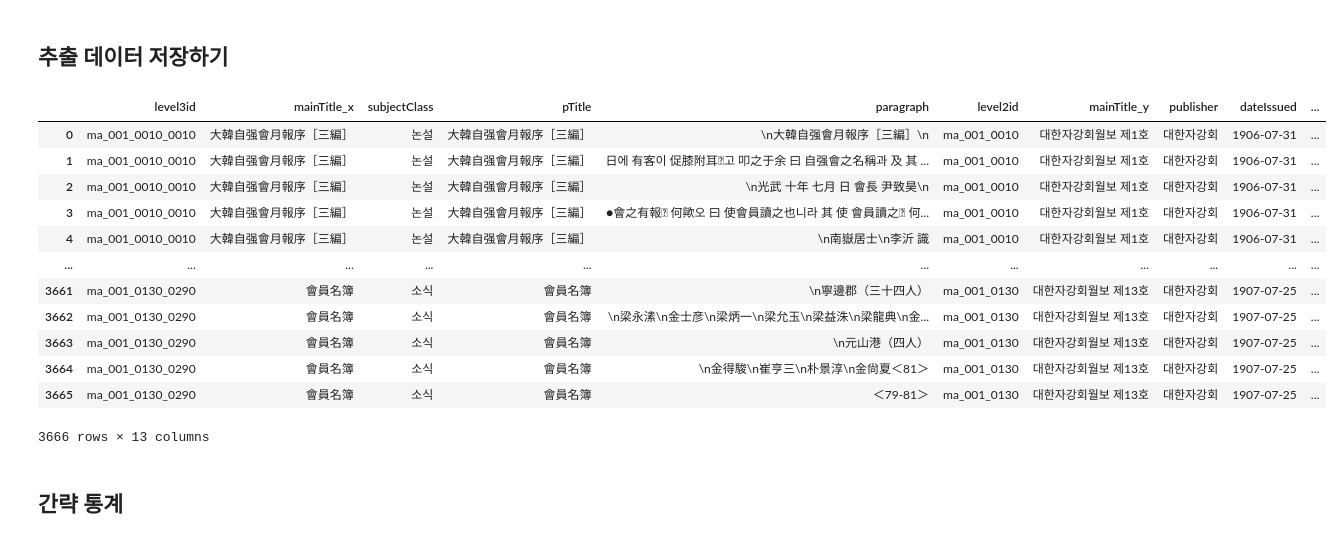
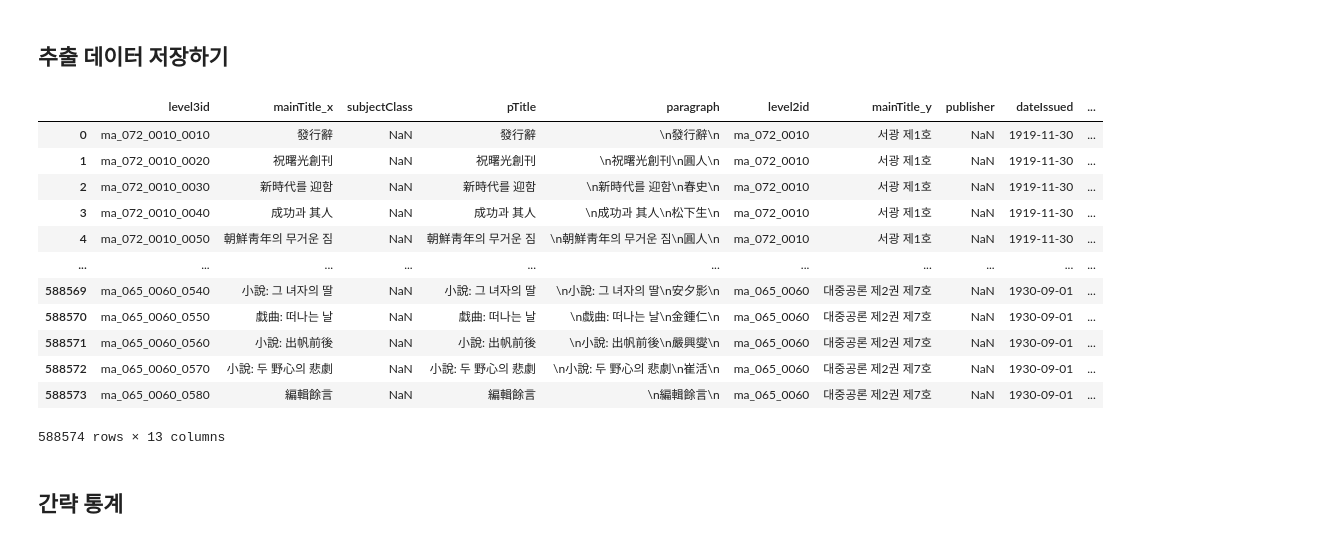
Before and after one commit to ddokbaro/KoreanModernMagazine, a Jupyter notebook: 한국근현대잡지자료_데이터탐색.ipynb, the cells around one changed output. Cells and saved outputs as stored; diff of their text form; code cells hidden in the pictures.

```diff
--- a/한국근현대잡지자료_데이터탐색.ipynb
+++ b/한국근현대잡지자료_데이터탐색.ipynb
@@ -682,7 +1194,7 @@ for (root, directories, files) in os.walk(Path):
             file_path = os.path.join(root, file) # 해당 줄까지 다수 파일 path 가져오기
             전체데이터 = BeautifulSoup(open(file_path), features="xml")
 
-            level1 = 테스트전체데이터.find_all("level1") ## 아래부터는 간략 잡지 정보 추출과 동일
+            level1 = 전체데이터.find_all("level1") ## 아래부터는 간략 잡지 정보 추출과 동일
 
             for loop in level1:
               level1id = loop.get("id")
@@ -716,0 +1231,34 @@ df잡지정보데이터
+# %%
+# 잡지 정보 추출을 위한 반복문
+# 약 90초 소요
+
+Path = "/content/KoreanModernMagazine/한국근현대잡지자료_20240327/"
+잡지XML = ['ma_001.xml','ma_002.xml','ma_003.xml','ma_004.xml','ma_005.xml',
+        'ma_006.xml','ma_007.xml','ma_008.xml','ma_009.xml','ma_010.xml',
+        'ma_011.xml','ma_012.xml','ma_013.xml','ma_014.xml','ma_014_0390.xml',
+        'ma_015.xml','ma_016.xml','ma_017.xml','ma_018.xml','ma_019.xml']
+
+잡지정보  = []
+
+for 잡지 in 잡지XML:
+  file_path = Path+잡지
+  전체데이터 = BeautifulSoup(open(file_path), features="xml")
+
+  level1 = 전체데이터.find_all("level1") ## 아래부터는 간략 잡지 정보 추출과 동일
+
+  for loop in level1:
+    level1id = loop.get("id")
+    mainTitle  = loop.select_one("front > biblioData > title > mainTitle").get_text()
+    begin = loop.select_one("front > biblioData > binderPeriod").get("begin")
+    end = loop.select_one("front > biblioData > binderPeriod").get("end")
+
+    종합 = [level1id, mainTitle, begin, end ]
+    잡지정보.append(종합)
+
+  #잡지정보
+# %%
+# 추출한 본문이 있는 잡지 정보를 dataframe으로 전환
+# 84건
+
+df잡지정보데이터 = pd.DataFrame(잡지정보, columns=["level1id", "mainTitle", "begin", "end"])
+df잡지정보데이터
@@ -770,24 +1336,24 @@ with open( "한국근현대잡지자료.pickle", "wb" ) as file:
     pickle.dump(All_level통합, file)
 # %%
 #불러오기
-with open( "테스트_한국근현대잡지자료.pickle", "rb" ) as file:
+with open( "한국근현대잡지자료.pickle", "rb" ) as file:
     loaded_data = pickle.load(file)
 
 loaded_data
 # %% [output]
 |  | level3id | mainTitle_x | subjectClass | pTitle | paragraph | level2id | mainTitle_y | publisher | dateIssued | ... |
-| 0 | ma_001_0010_0010 | 大韓自强會月報序［三編］ | 논설 | 大韓自强會月報序［三編］ | \n大韓自强會月報序［三編］\n | ma_001_0010 | 대한자강회월보 제1호 | 대한자강회 | 1906-07-31 | ... |
-| 1 | ma_001_0010_0010 | 大韓自强會月報序［三編］ | 논설 | 大韓自强會月報序［三編］ | 日에 有客이 促膝附耳고 叩之于余 曰 自强會之名稱과 及 其 ... | ma_001_0010 | 대한자강회월보 제1호 | 대한자강회 | 1906-07-31 | ... |
-| 2 | ma_001_0010_0010 | 大韓自强會月報序［三編］ | 논설 | 大韓自强會月報序［三編］ | \n光武 十年 七月 日 會長 尹致昊\n | ma_001_0010 | 대한자강회월보 제1호 | 대한자강회 | 1906-07-31 | ... |
-| 3 | ma_001_0010_0010 | 大韓自强會月報序［三編］ | 논설 | 大韓自强會月報序［三編］ | ●會之有報 何歟오 曰 使會員讀之也니라 其 使 會員讀之 何... | ma_001_0010 | 대한자강회월보 제1호 | 대한자강회 | 1906-07-31 | ... |
-| 4 | ma_001_0010_0010 | 大韓自强會月報序［三編］ | 논설 | 大韓自强會月報序［三編］ | \n南嶽居士\n李沂 識 | ma_001_0010 | 대한자강회월보 제1호 | 대한자강회 | 1906-07-31 | ... |
+| 0 | ma_072_0010_0010 | 發行辭 | NaN | 發行辭 | \n發行辭\n | ma_072_0010 | 서광 제1호 | NaN | 1919-11-30 | ... |
+| 1 | ma_072_0010_0020 | 祝曙光創刊 | NaN | 祝曙光創刊 | \n祝曙光創刊\n圓人\n | ma_072_0010 | 서광 제1호 | NaN | 1919-11-30 | ... |
+| 2 | ma_072_0010_0030 | 新時代를 迎함 | NaN | 新時代를 迎함 | \n新時代를 迎함\n春史\n | ma_072_0010 | 서광 제1호 | NaN | 1919-11-30 | ... |
+| 3 | ma_072_0010_0040 | 成功과 其人 | NaN | 成功과 其人 | \n成功과 其人\n松下生\n | ma_072_0010 | 서광 제1호 | NaN | 1919-11-30 | ... |
+| 4 | ma_072_0010_0050 | 朝鮮靑年의 무거운 짐 | NaN | 朝鮮靑年의 무거운 짐 | \n朝鮮靑年의 무거운 짐\n圓人\n | ma_072_0010 | 서광 제1호 | NaN | 1919-11-30 | ... |
 | ... | ... | ... | ... | ... | ... | ... | ... | ... | ... | ... |
-| 3661 | ma_001_0130_0290 | 會員名簿 | 소식 | 會員名簿 | \n寧邊郡（三十四人） | ma_001_0130 | 대한자강회월보 제13호 | 대한자강회 | 1907-07-25 | ... |
-| 3662 | ma_001_0130_0290 | 會員名簿 | 소식 | 會員名簿 | \n梁永溸\n金士彦\n梁炳一\n梁允玉\n梁益洙\n梁龍典\n金... | ma_001_0130 | 대한자강회월보 제13호 | 대한자강회 | 1907-07-25 | ... |
-| 3663 | ma_001_0130_0290 | 會員名簿 | 소식 | 會員名簿 | \n元山港（四人） | ma_001_0130 | 대한자강회월보 제13호 | 대한자강회 | 1907-07-25 | ... |
-| 3664 | ma_001_0130_0290 | 會員名簿 | 소식 | 會員名簿 | \n金得駿\n崔亨三\n朴景淳\n金尙夏＜81＞ | ma_001_0130 | 대한자강회월보 제13호 | 대한자강회 | 1907-07-25 | ... |
-| 3665 | ma_001_0130_0290 | 會員名簿 | 소식 | 會員名簿 | ＜79-81＞ | ma_001_0130 | 대한자강회월보 제13호 | 대한자강회 | 1907-07-25 | ... |
+| 588569 | ma_065_0060_0540 | 小說: 그 녀자의 딸 | NaN | 小說: 그 녀자의 딸 | \n小說: 그 녀자의 딸\n安夕影\n | ma_065_0060 | 대중공론 제2권 제7호 | NaN | 1930-09-01 | ... |
+| 588570 | ma_065_0060_0550 | 戱曲: 떠나는 날 | NaN | 戱曲: 떠나는 날 | \n戱曲: 떠나는 날\n金鍾仁\n | ma_065_0060 | 대중공론 제2권 제7호 | NaN | 1930-09-01 | ... |
+| 588571 | ma_065_0060_0560 | 小說: 出帆前後 | NaN | 小說: 出帆前後 | \n小說: 出帆前後\n嚴興燮\n | ma_065_0060 | 대중공론 제2권 제7호 | NaN | 1930-09-01 | ... |
+| 588572 | ma_065_0060_0570 | 小說: 두 野心의 悲劇 | NaN | 小說: 두 野心의 悲劇 | \n小說: 두 野心의 悲劇\n崔活\n | ma_065_0060 | 대중공론 제2권 제7호 | NaN | 1930-09-01 | ... |
+| 588573 | ma_065_0060_0580 | 編輯餘言 | NaN | 編輯餘言 | \n編輯餘言\n | ma_065_0060 | 대중공론 제2권 제7호 | NaN | 1930-09-01 | ... |
-3666 rows × 13 columns
+588574 rows × 13 columns
 # %% [markdown]
 ## 간략 통계
 # %%
```
Also changed, not shown: parts of 40 cells of this notebook.
